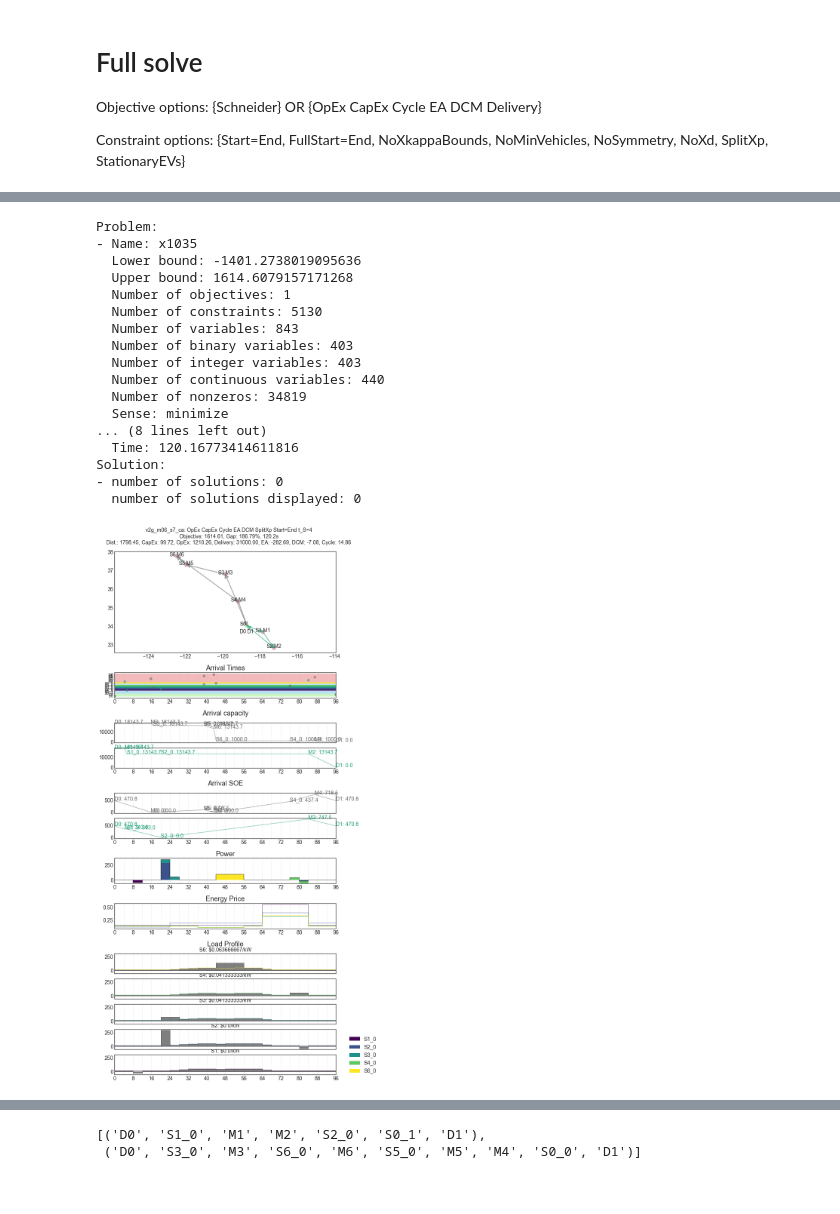
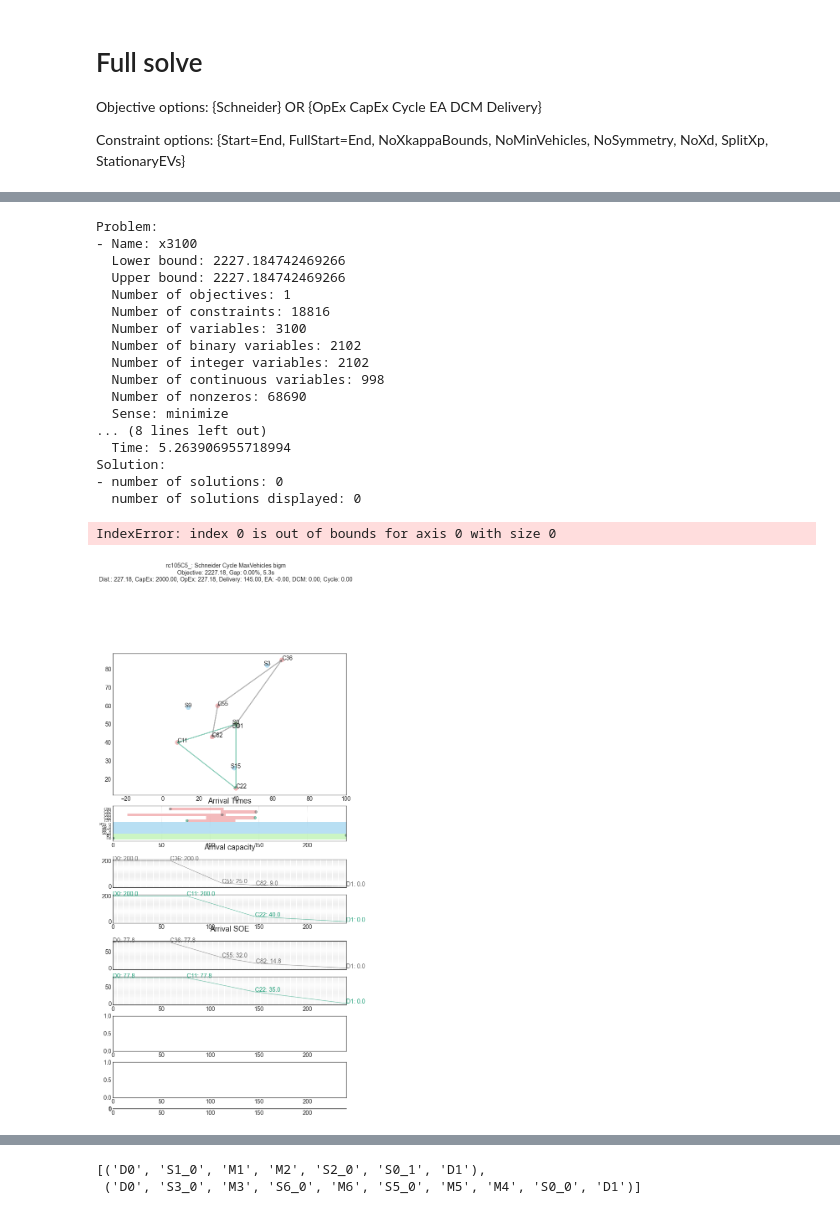
Before and after one commit to rariss/E-VRP-TW-V2G, a Jupyter notebook: evrp/e-vrp-tw.ipynb, the cells around one changed output, grey strips where cells are left out. Drawn from its saved outputs; the diff is of its cells as text; code cells hidden in the pictures.

```diff
--- a/evrp/e-vrp-tw.ipynb
+++ b/evrp/e-vrp-tw.ipynb
@@ -35,4 +32,4 @@ fpath = 'config/instances/' + instance + '.csv'
 # %%
-m = EVRPTW(problem_type='OpEx CapEx Cycle EA DCM SplitXp Start=End t_S=4')
+m = EVRPTW(problem_type='Schneider Cycle MaxVehicles bigm')
 m.full_solve(fpath)
 # %% [output]
@@ -74,26 +70,27 @@ WARNING: Loading a SolverResults object with an 'aborted' status, but
 print(m.results)
 # %% [output]
 Problem:
-- Name: x1035
-  Lower bound: -1401.2738019095636
-  Upper bound: 1614.6079157171268
+- Name: x3100
+  Lower bound: 2227.184742469266
+  Upper bound: 2227.184742469266
   Number of objectives: 1
-  Number of constraints: 5130
-  Number of variables: 843
-  Number of binary variables: 403
-  Number of integer variables: 403
-  Number of continuous variables: 440
-  Number of nonzeros: 34819
+  Number of constraints: 18816
+  Number of variables: 3100
+  Number of binary variables: 2102
+  Number of integer variables: 2102
+  Number of continuous variables: 998
+  Number of nonzeros: 68690
   Sense: minimize
 ... (8 lines left out)
-  Time: 120.16773414611816
+  Time: 5.263906955718994
 Solution:
 - number of solutions: 0
   number of solutions displayed: 0
 # %%
-x, xp, traces, routes = plot_evrptwv2g(m, save=True)
+x, xp, traces, routes = plot_evrptwv2g(m, save=False)
 # %% [output]
+IndexError: index 0 is out of bounds for axis 0 with size 0
-[figure, old version]
+[figure, new version]
 # %%
 dfs = []
 for k, v in {'xp': m.instance.xp, 'xc': m.instance.xc, 'xg': m.instance.xg}.items():
```
Also changed, not shown: parts of 6 cells of this notebook, 4 other files.
